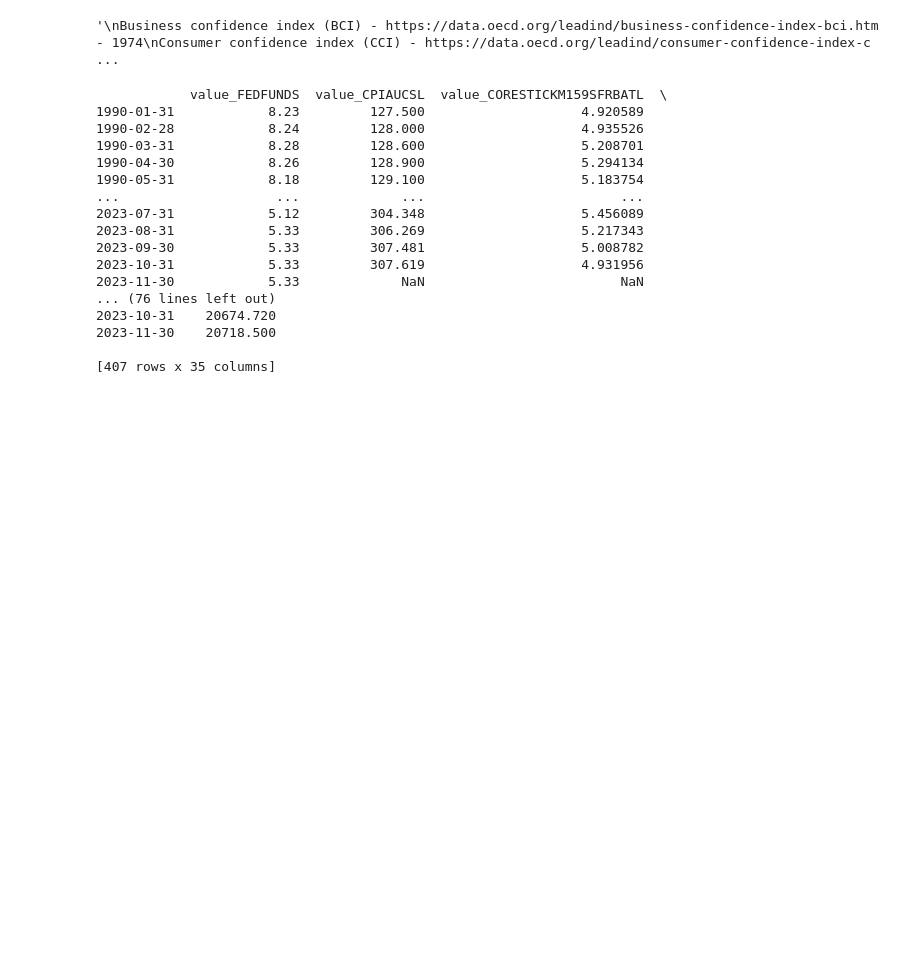
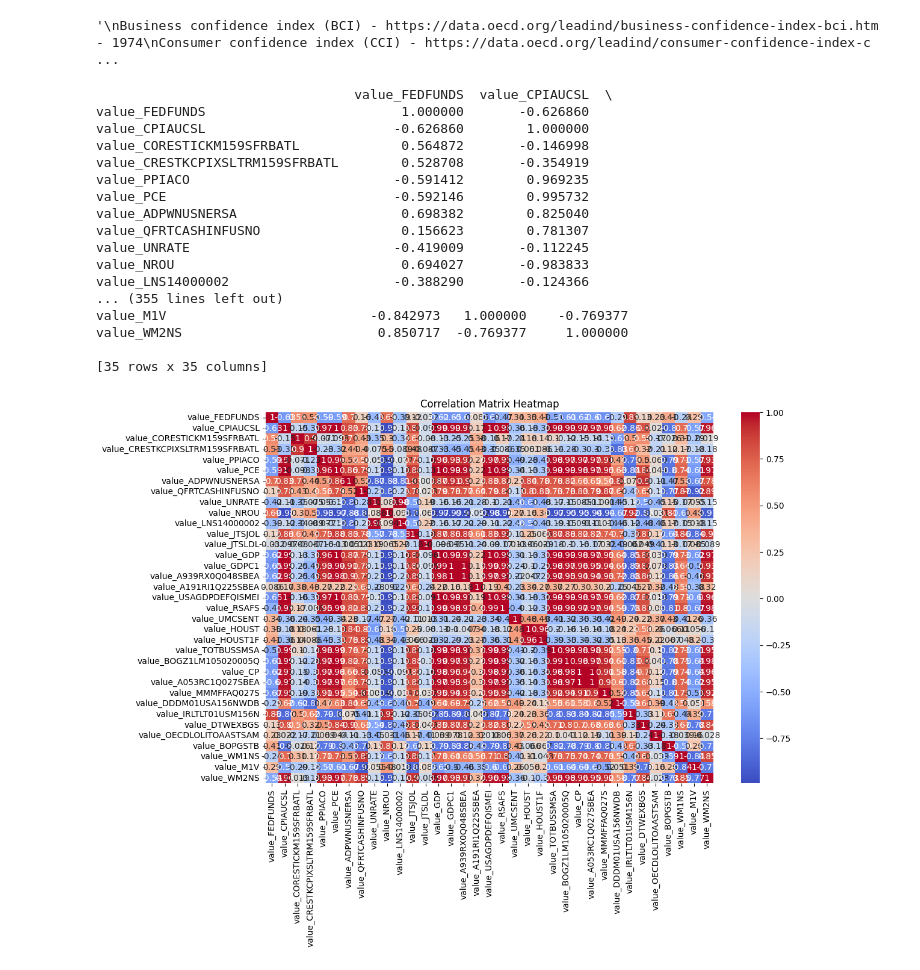
Before and after one commit to elmella/how-interest-ing, a Jupyter notebook: matt-version.ipynb, the cells around one changed output. Saved outputs shown, nothing was run; the diff lists cells and outputs as text; code cells hidden in the pictures; blank space fills up the shorter version.

```diff
--- a/matt-version.ipynb
+++ b/matt-version.ipynb
@@ -122,24 +131,34 @@ aligned_dataframes = align_dataframes(dataframes_list)
 
 # Concatenate all DataFrames along the column axis
 combined_df = pd.concat(aligned_dataframes, axis=1)
-
-# Display the combined DataFrame
-print(combined_df)
-# %% [output]
-            value_FEDFUNDS  value_CPIAUCSL  value_CORESTICKM159SFRBATL  \
-1990-01-31            8.23         127.500                    4.920589
-1990-02-28            8.24         128.000                    4.935526
-1990-03-31            8.28         128.600                    5.208701
-1990-04-30            8.26         128.900                    5.294134
-1990-05-31            8.18         129.100                    5.183754
-...                    ...             ...                         ...
-2023-07-31            5.12         304.348                    5.456089
-2023-08-31            5.33         306.269                    5.217343
-2023-09-30            5.33         307.481                    5.008782
-2023-10-31            5.33         307.619                    4.931956
-2023-11-30            5.33             NaN                         NaN
-... (76 lines left out)
-2023-10-31    20674.720
-2023-11-30    20718.500
-
-[407 rows x 35 columns]
+# %%
+# Assuming 'combined_df' is your combined DataFrame
+corr_matrix = combined_df.corr()
+
+# Display the correlation matrix
+print(corr_matrix)
+
+# Plotting a heatmap
+plt.figure(figsize=(12, 8))
+sns.heatmap(corr_matrix, annot=True, cmap='coolwarm')
+plt.title('Correlation Matrix Heatmap')
+plt.show()
+# %% [output]
+                                 value_FEDFUNDS  value_CPIAUCSL  \
+value_FEDFUNDS                         1.000000       -0.626860
+value_CPIAUCSL                        -0.626860        1.000000
+value_CORESTICKM159SFRBATL             0.564872       -0.146998
+value_CRESTKCPIXSLTRM159SFRBATL        0.528708       -0.354919
+value_PPIACO                          -0.591412        0.969235
+value_PCE                             -0.592146        0.995732
+value_ADPWNUSNERSA                     0.698382        0.825040
+value_QFRTCASHINFUSNO                  0.156623        0.781307
+value_UNRATE                          -0.419009       -0.112245
+value_NROU                             0.694027       -0.983833
+value_LNS14000002                     -0.388290       -0.124366
+... (355 lines left out)
+value_M1V                          -0.842973   1.000000    -0.769377
+value_WM2NS                         0.850717  -0.769377     1.000000
+
+[35 rows x 35 columns]
+[figure, added]
```
Also changed, not shown: parts of 8 cells of this notebook, 1 other file.
